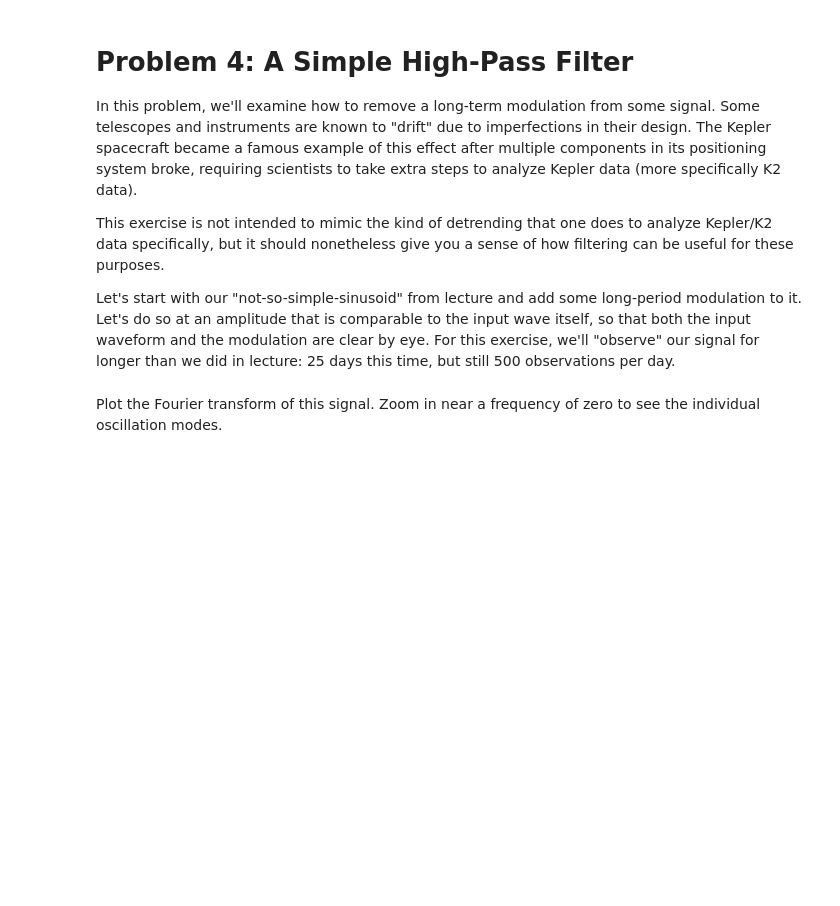
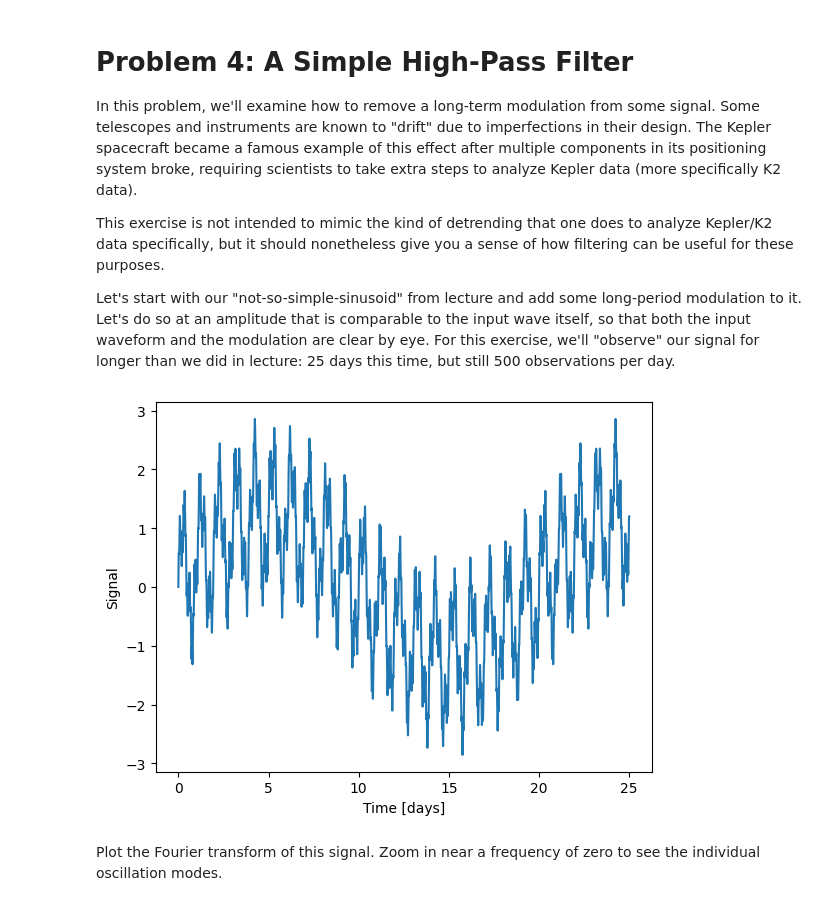
Before and after one commit to amasegian/Session-27, a Jupyter notebook: Day1/FourierMethodsProblem1.ipynb, the cells around one changed output. Drawn from its saved outputs; the diff is of its cells as text; code cells hidden in the pictures; blank space fills up the shorter version.

```diff
--- a/Day1/FourierMethodsProblem1.ipynb
+++ b/Day1/FourierMethodsProblem1.ipynb
@@ -185,33 +187,35 @@ Let's start with our "not-so-simple-sinusoid" from lecture and add some long-per
 # %%
 def not_so_simple_sinusoid(t):
     r"""
     A three-component sinusoid that this notebook uses as a baseline example
     periodic function.
 
     Parameters
     ----------
     t : `float`
         Time :math:`t`, in arbitrary units (discussion assumes days).
 
     Returns
     -------
     The value of an arbitrary "signal" observed at the specified time.
     """
     return np.sin(2 * np.pi * t) + 0.5 * np.sin(7.2 * np.pi * t) + 0.2 * np.sin(29.8 * np.pi * t)
 
 def slow_drift(t):
     r"""
     A low-frequency "signal drift" on top of our "not-so-simple-sinusoid" from lecture.
     """
     return 1.2 * np.sin(0.1 * np.pi * t)
 
-times = np.linspace(0, 25, 25 * 500)
-signal = [not_so_simple_sinusoid(t) + slow_drift(t) for t in times]
+times_orig = np.linspace(0, 25, 25 * 500)
+signal_orig = [not_so_simple_sinusoid(t) + slow_drift(t) for t in times_orig]
 
-plt.plot(times, signal)
+plt.plot(times_orig, signal_orig)
 plt.xlabel(r"Time [days]")
 plt.ylabel(r"Signal")
 plt.show()
+# %% [output]
+[figure, added]
 # %% [markdown]
 Plot the Fourier transform of this signal. Zoom in near a frequency of zero to see the individual oscillation modes.
 # %%
```
Also changed, not shown: parts of 7 cells of this notebook.
